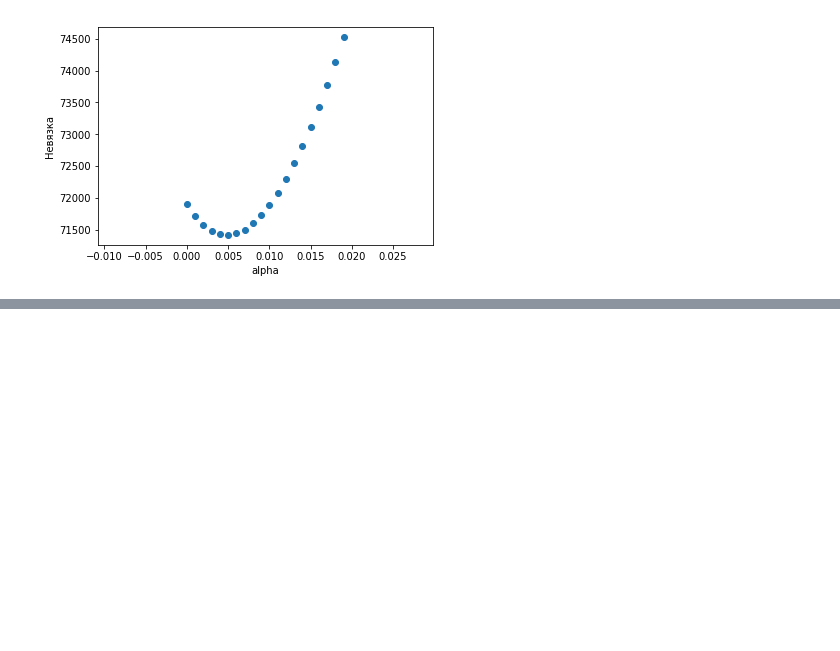
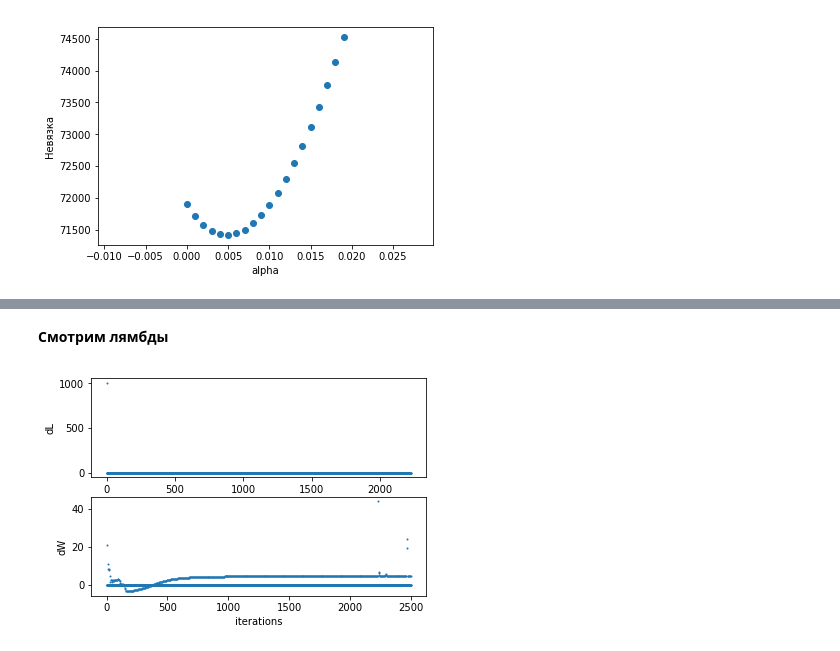
Before and after one commit to tamamolis/Gravity_traffic, a Jupyter notebook: corr_matrix_recovery.ipynb, the cells around one changed output, grey strips where cells are left out. Saved outputs shown, nothing was run; the diff lists cells and outputs as text; code cells hidden in the pictures; blank space fills up the shorter version.

```diff
--- a/corr_matrix_recovery.ipynb
+++ b/corr_matrix_recovery.ipynb
@@ -169,13 +165,3 @@ plt.xlabel('alpha')
 plt.show()
 # %% [output]
 [figure]
-# %%
-res = []
-for alpha in np.arange(0.0045, 0.0055, 0.0001):
-    _, _, _, _, r = gravity_func(alpha, 2500)
-    res.append(np.sum((r - d)*(r - d)))
-
-plt.scatter(np.arange(0.0045, 0.0055, 0.0001), res)
-plt.ylabel('Невязка')
-plt.xlabel('alpha')
-plt.show()
@@ -212,8 +167,0 @@ def gravity_func(alpha, beta, iterations):
-# %%
-alphas, betas = np.arange(0.0, 1.0, 0.5), np.arange(0.0, 1.0, 0.5)
-res = np.zeros((np.shape(alphas)[0], np.shape(betas)[0]))
-
-for i in range(np.shape(alphas)[0]):
-    for j in range(np.shape(betas)[0]):
-        _, _, _, _, r = gravity_func(alphas[i], betas[j], 2500)
-        res[i][j] = np.sum((r - d)*(r - d))
@@ -255,0 +254,27 @@ plt.show()
+# %% [markdown]
+__Смотрим лямбды__
+# %%
+num_iter = 2500
+alpha, beta = 1.0, 1.0
+n = 22
+
+L_i = df.groupby('i')['amt'].sum().reset_index()
+W_j = df.groupby('j')['amt'].sum().reset_index()
+
+W = W_j.as_matrix()[:, 1]
+L = L_i.as_matrix()[:, 1]
+# %%
+ph, dL, dW = iterate(beta, alpha, L, W, num_iter)
+
+plt.subplot(2, 1, 1)
+plt.scatter(range(num_iter), dL, s = 1)
+plt.ylabel('dL')
+
+plt.subplot(2, 1, 2)
+plt.scatter(range(num_iter), dW, s = 1)
+plt.ylabel('dW')
+plt.xlabel('iterations')
+
+plt.show()
+# %% [output]
+[figure, added]
```
Also changed, not shown: parts of 24 cells of this notebook.
